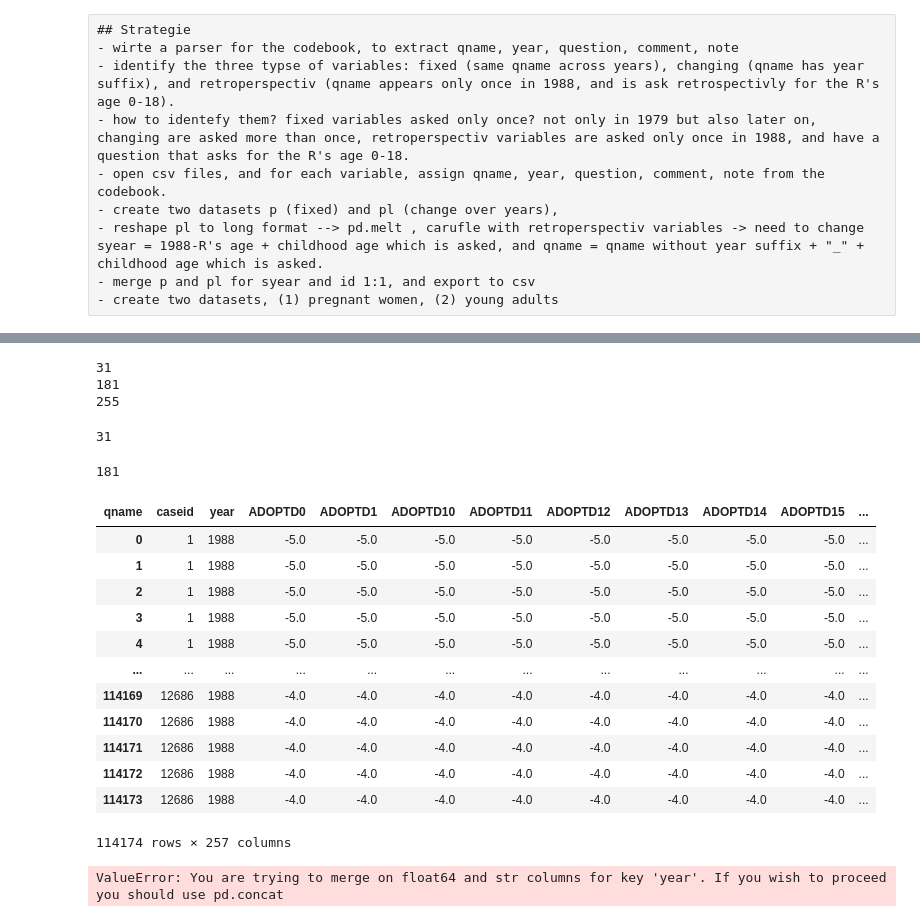
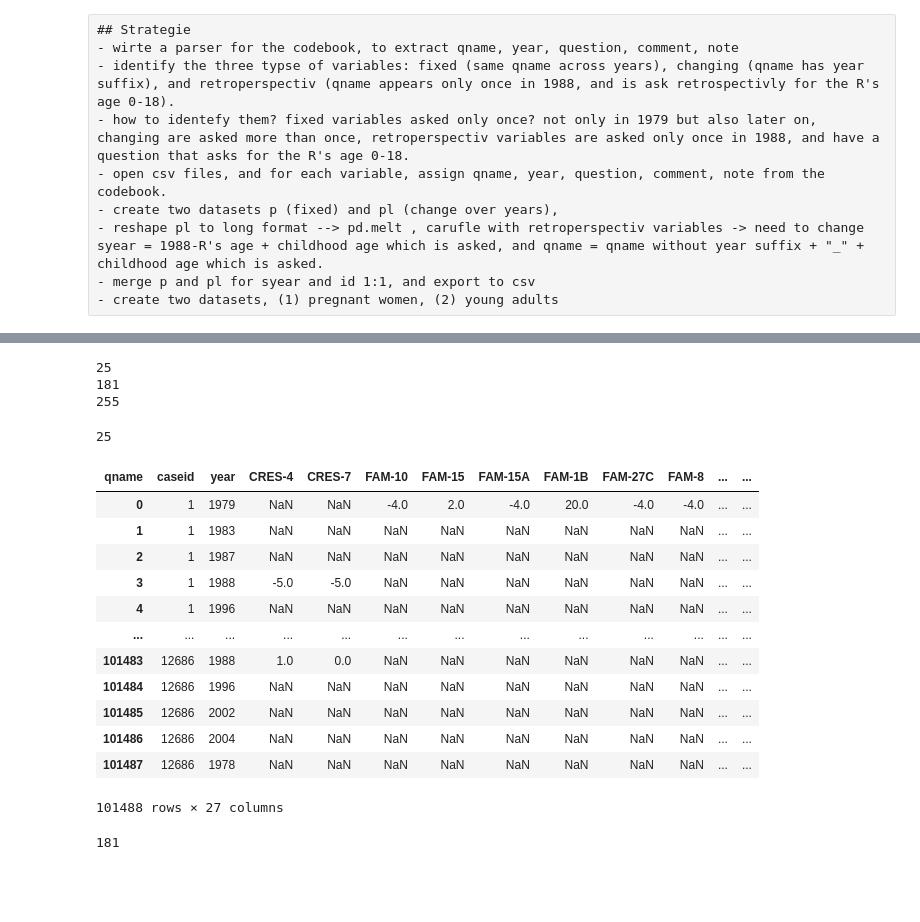
Before and after one commit to theoholler/Bookoflife, a Jupyter notebook: Original/reshape_theo.ipynb, the cells around one changed output, grey strips where cells are left out. Drawn from its saved outputs; the diff is of its cells as text; code cells hidden in the pictures; blank space fills up the shorter version.

```diff
--- a/Original/reshape_theo.ipynb
+++ b/Original/reshape_theo.ipynb
@@ -86,7 +70,7 @@ living_struc = (
 )
 
 ##sind die ganzen 1988 struktur variablen auch drinnen -> wie identifizieren wir die? questinon text ist mit lived with..
-cbd_p = cb_df[invalid_year | unique_qname & ~living_struc]
+cbd_p = cb_df[unique_qname & ~living_struc & ~(cb_df["year"] == "XRND")] #XRND variablen raus da kein informationsverlust
 cbd_pl = cb_df[~(invalid_year | unique_qname) | (cb_df["rnum"] == "R0000100")]
 cbd_ls = cb_df[living_struc | (cb_df["rnum"] == "R0000100")]
 # %%
@@ -94,7 +78,7 @@ print(len(cbd_p))
 print(len(cbd_pl))
 print(len(cbd_ls))
 # %% [output]
-31
+25
 181
 255
 # %%
@@ -117,10 +101,9 @@ melted_p = melted_p.merge(cb_df[["rnum", "qname", "year", "question"]],
 melted_p = melted_p.rename(columns={"R0000100": "caseid"})
 melted_p = melted_p.sort_values(["caseid", "rnum"]).reset_index(drop=True)
 
-# 5) Erzeuge eine numerische survey-year Spalte (syear) wenn year eine vierstellige Jahreszahl ist
 melted_p["syear"] = pd.to_numeric(melted_p["year"], errors="coerce")
 # %% [output]
-31
+25
 # %%
 pivoted_p = melted_p.pivot_table(
     index=['caseid', 'year'],
@@ -129,4 +112,22 @@ pivoted_p = melted_p.pivot_table(
 ).reset_index()
 # %%
 pivoted_p["birthyear"] =  1979 - pivoted_p["FAM-1B"]
+pivoted_p["year"] = pivoted_p["year"].replace("78SCRN", 1979) #replace da sonst strange jahre als str zu verwenden
+pivoted_p["year"] = pivoted_p["year"].astype(int)
+# %%
+pivoted_p
+# %% [output]
+| qname | caseid | year | CRES-4 | CRES-7 | FAM-10 | FAM-15 | FAM-15A | FAM-1B | FAM-27C | FAM-8 | ... | ... |
+| 0 | 1 | 1979 | NaN | NaN | -4.0 | 2.0 | -4.0 | 20.0 | -4.0 | -4.0 | ... | ... |
+| 1 | 1 | 1983 | NaN | NaN | NaN | NaN | NaN | NaN | NaN | NaN | ... | ... |
+| 2 | 1 | 1987 | NaN | NaN | NaN | NaN | NaN | NaN | NaN | NaN | ... | ... |
+| 3 | 1 | 1988 | -5.0 | -5.0 | NaN | NaN | NaN | NaN | NaN | NaN | ... | ... |
+| 4 | 1 | 1996 | NaN | NaN | NaN | NaN | NaN | NaN | NaN | NaN | ... | ... |
+| ... | ... | ... | ... | ... | ... | ... | ... | ... | ... | ... | ... | ... |
+| 101483 | 12686 | 1988 | 1.0 | 0.0 | NaN | NaN | NaN | NaN | NaN | NaN | ... | ... |
+| 101484 | 12686 | 1996 | NaN | NaN | NaN | NaN | NaN | NaN | NaN | NaN | ... | ... |
+| 101485 | 12686 | 2002 | NaN | NaN | NaN | NaN | NaN | NaN | NaN | NaN | ... | ... |
+| 101486 | 12686 | 2004 | NaN | NaN | NaN | NaN | NaN | NaN | NaN | NaN | ... | ... |
+| 101487 | 12686 | 1978 | NaN | NaN | NaN | NaN | NaN | NaN | NaN | NaN | ... | ... |
+101488 rows × 27 columns
 # %%
@@ -216,21 +210,6 @@ pivoted_ls_with_birth = pivoted_ls.merge(
 )
 # Anwenden
 adopt_long = reshape_retrospective(pivoted_ls_with_birth, 'adoptd')
-pivoted_ls_with_birth
-# %% [output]
-| qname | caseid | year | ADOPTD0 | ADOPTD1 | ADOPTD10 | ADOPTD11 | ADOPTD12 | ADOPTD13 | ADOPTD14 | ADOPTD15 | ... |
-| 0 | 1 | 1988 | -5.0 | -5.0 | -5.0 | -5.0 | -5.0 | -5.0 | -5.0 | -5.0 | ... |
-| 1 | 1 | 1988 | -5.0 | -5.0 | -5.0 | -5.0 | -5.0 | -5.0 | -5.0 | -5.0 | ... |
-| 2 | 1 | 1988 | -5.0 | -5.0 | -5.0 | -5.0 | -5.0 | -5.0 | -5.0 | -5.0 | ... |
-| 3 | 1 | 1988 | -5.0 | -5.0 | -5.0 | -5.0 | -5.0 | -5.0 | -5.0 | -5.0 | ... |
-| 4 | 1 | 1988 | -5.0 | -5.0 | -5.0 | -5.0 | -5.0 | -5.0 | -5.0 | -5.0 | ... |
-| ... | ... | ... | ... | ... | ... | ... | ... | ... | ... | ... | ... |
-| 114169 | 12686 | 1988 | -4.0 | -4.0 | -4.0 | -4.0 | -4.0 | -4.0 | -4.0 | -4.0 | ... |
-| 114170 | 12686 | 1988 | -4.0 | -4.0 | -4.0 | -4.0 | -4.0 | -4.0 | -4.0 | -4.0 | ... |
-| 114171 | 12686 | 1988 | -4.0 | -4.0 | -4.0 | -4.0 | -4.0 | -4.0 | -4.0 | -4.0 | ... |
-| 114172 | 12686 | 1988 | -4.0 | -4.0 | -4.0 | -4.0 | -4.0 | -4.0 | -4.0 | -4.0 | ... |
-| 114173 | 12686 | 1988 | -4.0 | -4.0 | -4.0 | -4.0 | -4.0 | -4.0 | -4.0 | -4.0 | ... |
-114174 rows × 257 columns
 # %%
 cols_ending_18 = [col for col in pivoted_ls_with_birth.columns
                   if re.search(r'18$', col)]
@@ -241,21 +220,12 @@ long_dfs = [reshape_retrospective(pivoted_ls_with_birth, prefix) for prefix in p
 result_ls = pd.concat(long_dfs, axis=1)
 result_ls = result_ls.loc[:, ~result_ls.columns.duplicated()].sort_values(['caseid', 'year']).reset_index(drop=True)
 # %%
+result_ls['year'] = result_ls['year'].astype(int)
+pivoted_pl['year'] = pivoted_pl['year'].astype(int)
 
 merged_1 = result_ls.merge(pivoted_pl, on=['caseid', 'year'], how='outer')
 
 merged_1['birthyear'] = merged_1.groupby('caseid')['birthyear'].transform(
     lambda x: x.fillna(x.dropna().iloc[0] if len(x.dropna()) > 0 else None))
-
-result_ls['year'] = result_ls['year'].astype(str)
-pivoted_pl['year'] = pivoted_pl['year'].astype(str)
-pivoted_p['year'] = pivoted_p['year'].astype(str)
-
-# Berechne age
+merged_1
 merged_1['age'] = pd.to_numeric(merged_1['year'], errors='coerce') - merged_1['birthyear'].astype(float)
-
-# Merge mit pivoted_p
-final_result = merged_1.merge(pivoted_p, on=['caseid', 'year'], how='outer')
-final_result = final_result.sort_values(['caseid', 'year']).reset_index(drop=True)
-# %% [output]
-ValueError: You are trying to merge on float64 and str columns for key 'year'. If you wish to proceed you should use pd.concat
```
Also changed, not shown: parts of 8 cells of this notebook.
